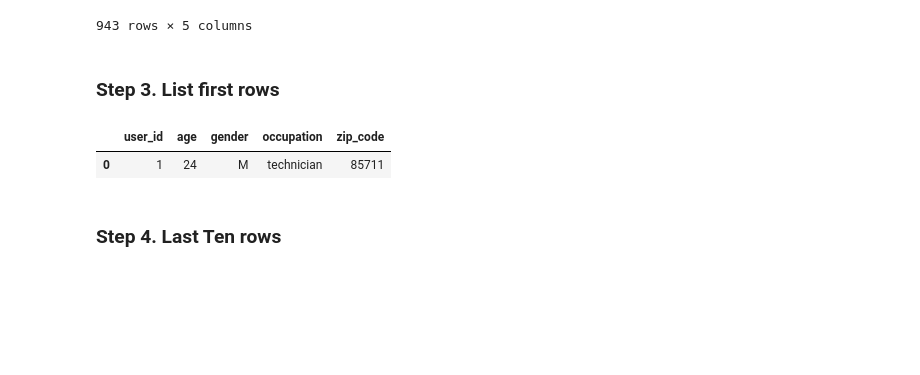
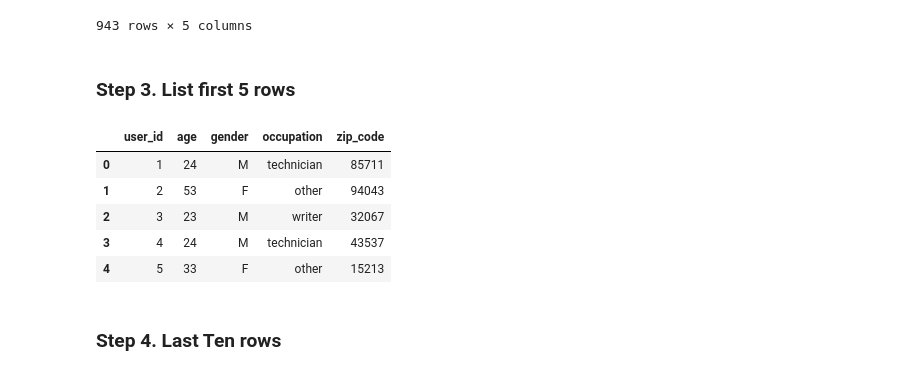
Before and after one commit to Diyali21/Python-and-Markdown-Fundamentals-2025, a Jupyter notebook: Test Week 4/pandas.ipynb, the cells around one changed output. Saved outputs shown, nothing was run; the diff lists cells and outputs as text; code cells hidden in the pictures; blank space fills up the shorter version.

```diff
--- a/Test Week 4/pandas.ipynb
+++ b/Test Week 4/pandas.ipynb
@@ -24,12 +24,16 @@ data
 | 942 | 943 | 22 | M | student | 77841 |
 943 rows × 5 columns
 # %% [markdown]
-### Step 3. List first rows
+### Step 3. List first 5 rows
 # %%
-data.head(1)
+data.head(5)
 # %% [output]
 |  | user_id | age | gender | occupation | zip_code |
 | 0 | 1 | 24 | M | technician | 85711 |
+| 1 | 2 | 53 | F | other | 94043 |
+| 2 | 3 | 23 | M | writer | 32067 |
+| 3 | 4 | 24 | M | technician | 43537 |
+| 4 | 5 | 33 | F | other | 15213 |
 # %% [markdown]
 ### Step 4. Last Ten rows
 # %%
```
Also changed, not shown: parts of 8 cells of this notebook, 1 other file.
